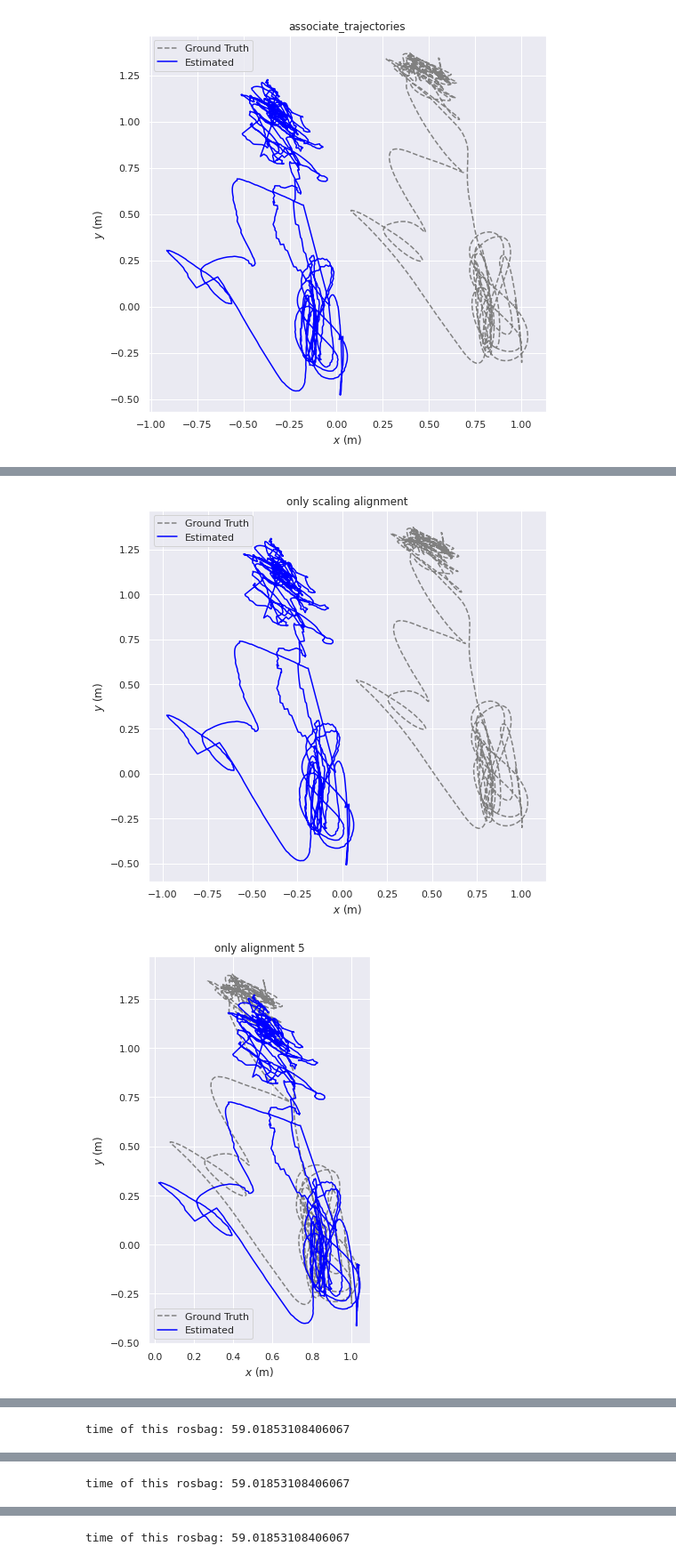
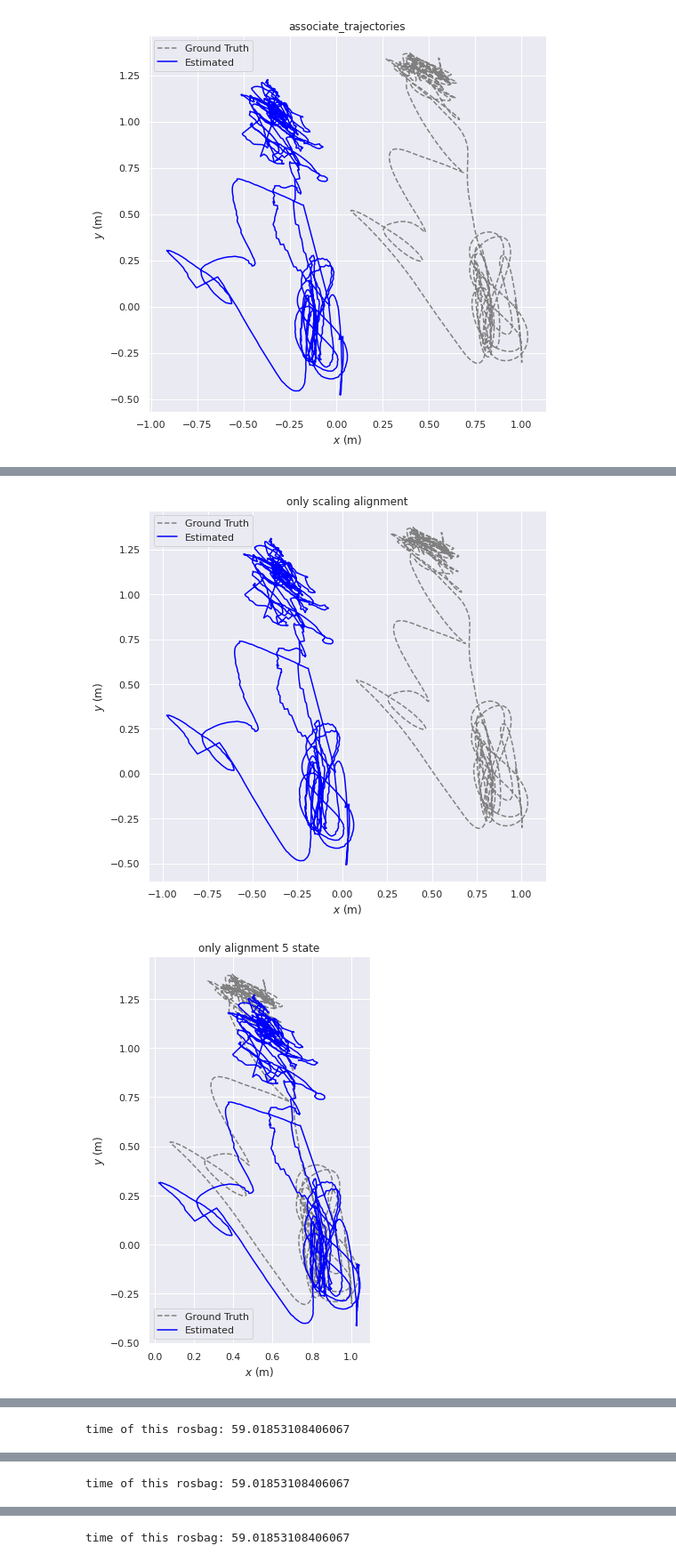
Before and after one commit to KwanWaiPang/Poster_files, a Jupyter notebook: trajectory_evaluation/evo_process.ipynb, the cells around one changed output, grey strips where cells are left out. Shown at 89% size. Saved outputs shown, nothing was run; the diff lists cells and outputs as text; code cells hidden in the pictures.

```diff
--- a/trajectory_evaluation/evo_process.ipynb
+++ b/trajectory_evaluation/evo_process.ipynb
@@ -298,33 +298,33 @@ def testing_alignment(traj_ref, traj_est,
 
     if align_time > 0:
         deta_t=traj_ref_associate.timestamps[-1]-traj_ref_associate.timestamps[0] #unit:s
         print(f"time of this rosbag: {deta_t}")
         if deta_t>align_time:
             percentage=align_time/deta_t
             n_to_align=int(len(traj_ref_associate.positions_xyz)*percentage)
         else:
             n_to_align = -1
 
     only_scale = correct_scale and not align
     if align or correct_scale:
         traj_est_associate.align(traj_ref_associate, correct_scale, only_scale, n=n_to_align)
     plot_trajectory_inxyplane(pred_traj=traj_est_associate, gt_traj=traj_ref_associate,title=title);
 
 traj_ref = make_evo_traj(gt_poses, tss_gt_us)
 traj_est = make_evo_traj(est_poses, tss_est_us)
 testing_alignment(copy.deepcopy(traj_ref),copy.deepcopy(traj_est),title="no alignment")
 testing_alignment(copy.deepcopy(traj_ref),copy.deepcopy(traj_est),align=True, title="alignment without scaling")
 testing_alignment(copy.deepcopy(traj_ref),copy.deepcopy(traj_est),align=True, correct_scale=True,title="alignment with scaling")
 testing_alignment(copy.deepcopy(traj_ref),copy.deepcopy(traj_est),correct_scale=True,title="only scaling alignment")
-testing_alignment(copy.deepcopy(traj_ref),copy.deepcopy(traj_est),align=True,n_to_align=5,title="only alignment 5")
-testing_alignment(copy.deepcopy(traj_ref),copy.deepcopy(traj_est),align=True,n_to_align=1000,title="only alignment 1000")
+testing_alignment(copy.deepcopy(traj_ref),copy.deepcopy(traj_est),align=True,n_to_align=5,title="only alignment 5 state")
+testing_alignment(copy.deepcopy(traj_ref),copy.deepcopy(traj_est),align=True,n_to_align=1000,title="only alignment 1000 state")
 testing_alignment(copy.deepcopy(traj_ref),copy.deepcopy(traj_est),align=True,align_time=5,title="only alignment 5 seconds")
 testing_alignment(copy.deepcopy(traj_ref),copy.deepcopy(traj_est),align=True,align_time=30,title="only alignment 30 seconds")
 testing_alignment(copy.deepcopy(traj_ref),copy.deepcopy(traj_est),align=True,align_time=60,title="only alignment 60 seconds")
 testing_alignment(copy.deepcopy(traj_ref),copy.deepcopy(traj_est),title="no alignment")
 # %% [output]
 [figure]
 [figure]
 [figure]
 [figure]
-[figure, old version]
+[figure, new version]
```
Also changed, not shown: parts of 1 cell of this notebook.
